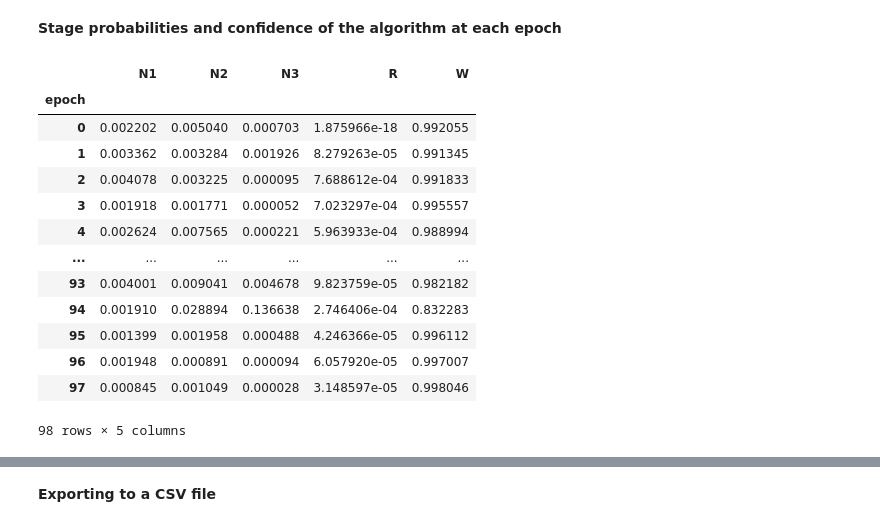
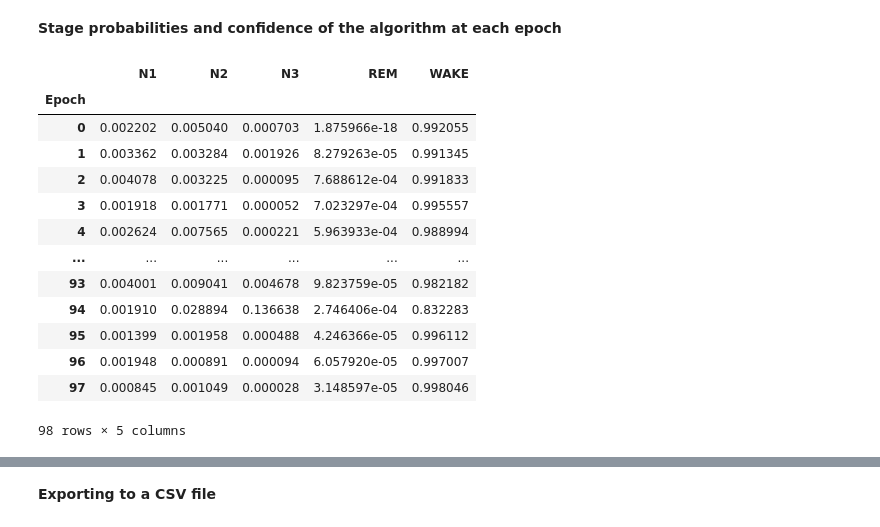
Before and after one commit to raphaelvallat/yasa, a Jupyter notebook: notebooks/14_automatic_sleep_staging.ipynb, the cells around one changed output, grey strips where cells are left out. Saved outputs shown, nothing was run; the diff lists cells and outputs as text; code cells hidden in the pictures.

Commit message:
Add `proba` to yasa.Hypnogram + __repr__ to SleepStaging

```diff
--- a/notebooks/14_automatic_sleep_staging.ipynb
+++ b/notebooks/14_automatic_sleep_staging.ipynb
@@ -147,10 +160,11 @@ y_pred.sleep_statistics()
 **Stage probabilities and confidence of the algorithm at each epoch**
 # %%
 # What are the predicted probabilities of each sleep stage at each epoch?
-sls.predict_proba()
+proba = sls.predict_proba()
+proba
 # %% [output]
-|  | N1 | N2 | N3 | R | W |
-| epoch |  |  |  |  |  |
+|  | N1 | N2 | N3 | REM | WAKE |
+| Epoch |  |  |  |  |  |
 | 0 | 0.002202 | 0.005040 | 0.000703 | 1.875966e-18 | 0.992055 |
 | 1 | 0.003362 | 0.003284 | 0.001926 | 8.279263e-05 | 0.991345 |
 | 2 | 0.004078 | 0.003225 | 0.000095 | 7.688612e-04 | 0.991833 |
```
Also changed, not shown: parts of 7 cells of this notebook, 4 other files.
